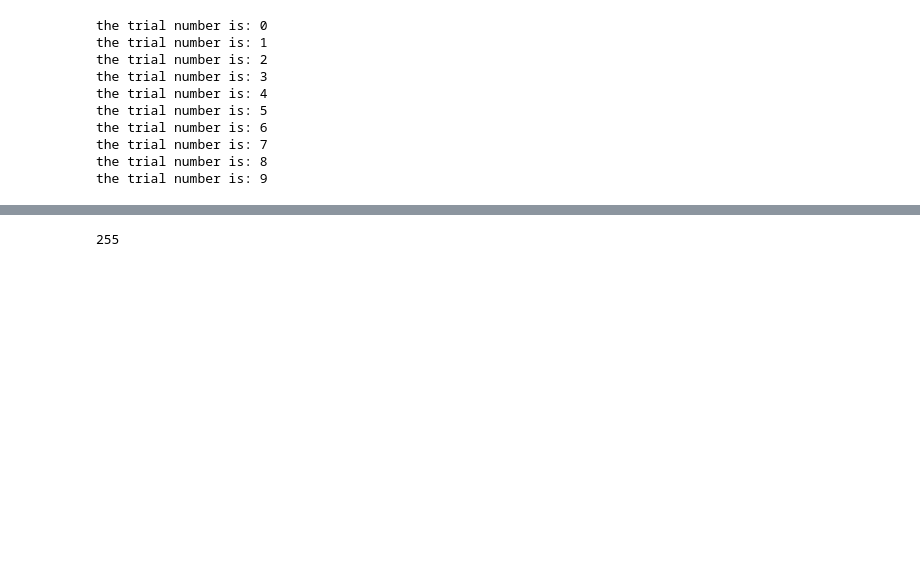
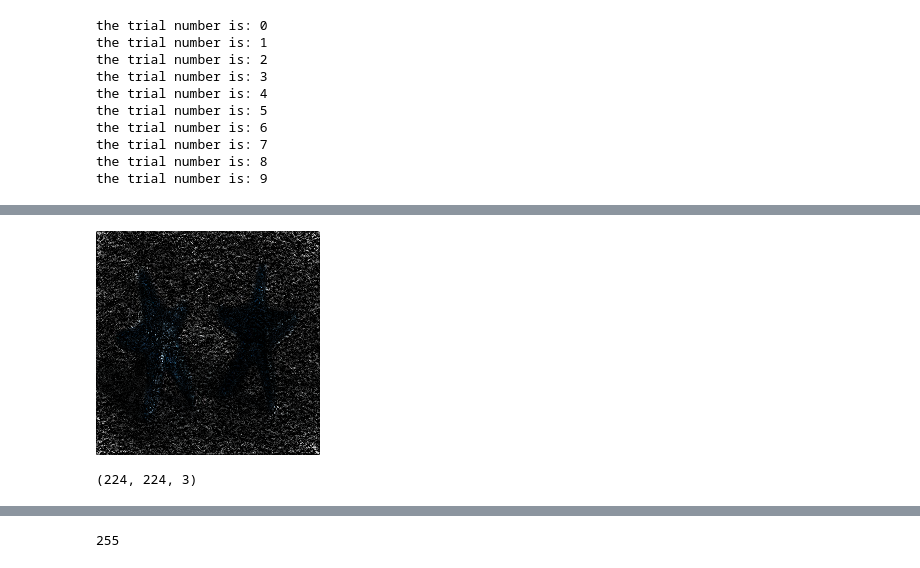
Before and after one commit to chrishamblin7/circuit_pruner, a Jupyter notebook: integrated_gradient_featureviz.ipynb, the cells around one changed output, grey strips where cells are left out. Saved outputs shown, nothing was run; the diff lists cells and outputs as text; code cells hidden in the pictures; blank space fills up the shorter version.

```diff
--- a/integrated_gradient_featureviz.ipynb
+++ b/integrated_gradient_featureviz.ipynb
@@ -114,3 +127,11 @@ Image.fromarray(img_integrated_gradient_overlay..astype(np.uint8))
+# %%
+Image.fromarray(img_integrated_gradient_overlay.astype(np.uint8))
+# %% [output]
+[figure, added]
+# %%
+img_integrated_gradient_overlay.shape
+# %% [output]
+(224, 224, 3)
 # %%
 img_integrated_gradient_overlay
 # %% [output]
```
Also changed, not shown: parts of 25 cells of this notebook, 8 other files.
